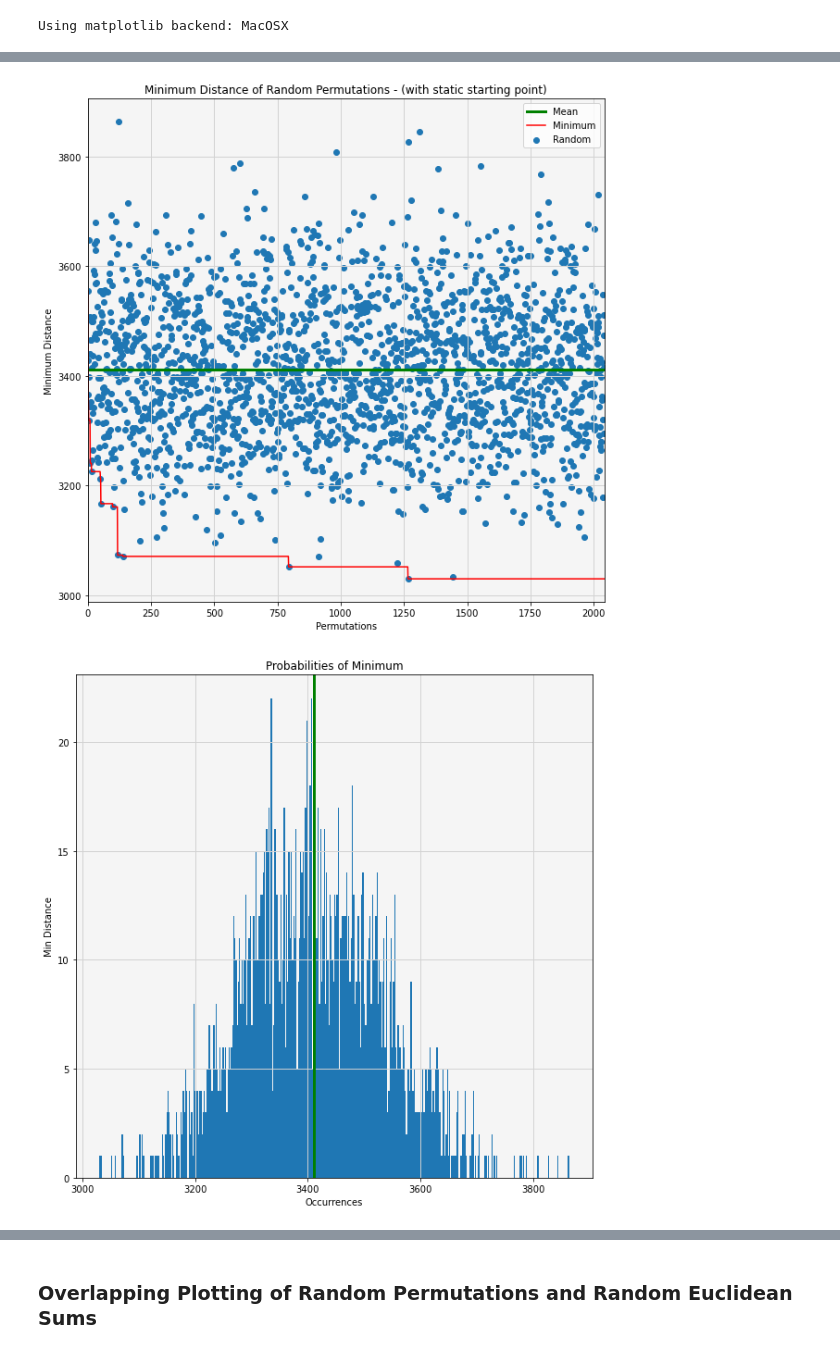
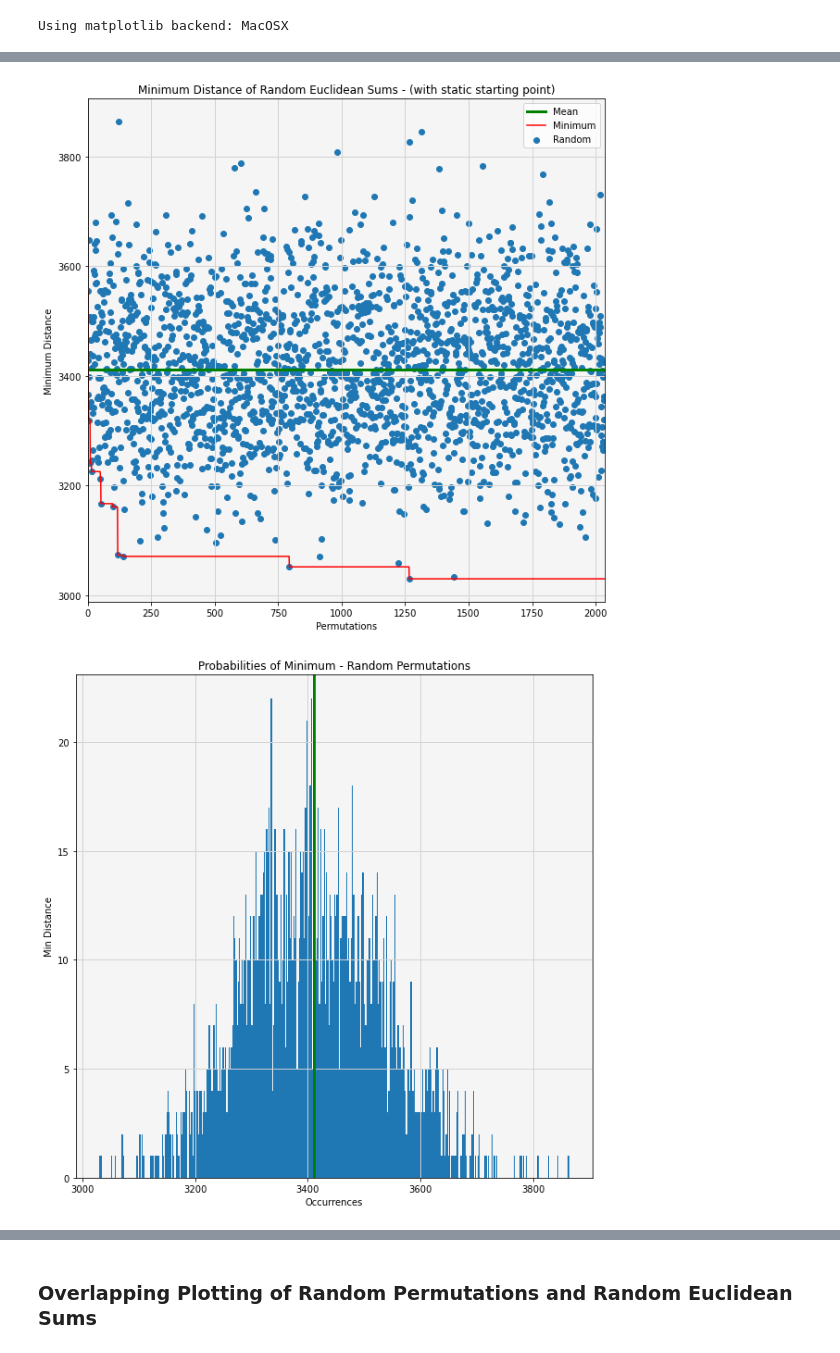
Before and after one commit to ithakis/Stochastic-Simulation-Assignment-3, a Jupyter notebook: Final.ipynb, the cells around one changed output, grey strips where cells are left out. Cells and saved outputs as stored; diff of their text form; code cells hidden in the pictures.

```diff
--- a/Final.ipynb
+++ b/Final.ipynb
@@ -372,7 +372,7 @@ def initSequence(IA, startingCity=1, exTime=5, printStats=True):
         print(f" Minimum Distance: {mD[-1]:.2f}")
         print(f" Sequence: ")
         print(f"  {bestSequence}")
-    return distances, mD, bestSequence
+    return np.array(distances), np.array(mD), np.array(bestSequence)
 # initSequence(EI51, startingCity=1, exTime=3)
 # %% [output]
 Using matplotlib backend: MacOSX
@@ -386,7 +386,7 @@ print(f"Average minimum Distance = {np.mean(distances)},  "
       f"\n % Reduction = {100- mD[-1]/np.mean(distances)*100:.2f}%")
 
 ax = ody.plot()
-ax.set_title("Minimum Distance of Random Permutations - (with static starting point)")
+ax.set_title("Minimum Distance of Random Euclidean Sums - (with static starting point)")
 ax.scatter([_ for _ in range(len(distances))], distances, label='Random')
 ax.plot([_ for _ in range(len(distances))], [np.mean(distances) for _ in range(len(distances))], label='Mean', color='g', linewidth=3)
 
@@ -395,12 +395,12 @@ ax.plot(mD, color="r", label="Minimum")
 ax.set_xlabel('Permutations')  ;   ax.set_ylabel('Minimum Distance')
 ax.set_xlim(0, len(distances))
 ax.legend(loc='upper right')
-plt.savefig("RES - Minimum Distance of Random Permutations.png")
+plt.savefig("RES - Minimum Distance of Random Euclidean Sums.png")
 plt.show()
 
 # ------
 ax = ody.plot()
-ax.set_title("Probabilities of Minimum")
+ax.set_title("Probabilities of Minimum - Random Permutations")
 ax.hist(distances, bins=400)
 ax.axvline(np.mean(distances), color='g', linewidth=3, label="Mean")
 
@@ -423,5 +423,5 @@ Average minimum Distance = 3410.567275305729,
-[figure, old version]
+[figure, new version]
-[figure, old version]
+[figure, new version]
 [figure]
 # %% [markdown]
 ### Overlapping Plotting of Random Permutations and Random Euclidean Sums
```
Also changed, not shown: parts of 8 cells of this notebook.
